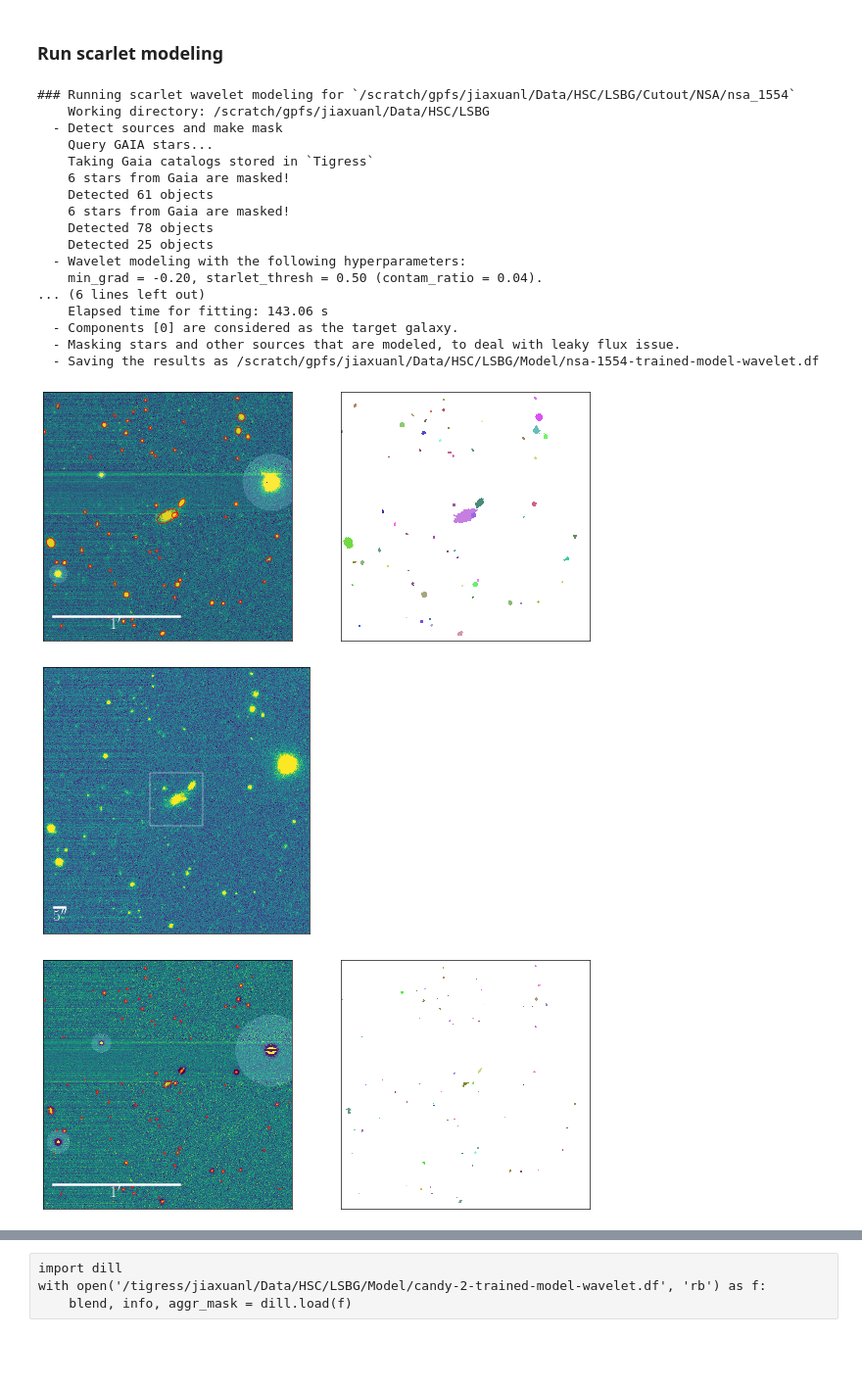
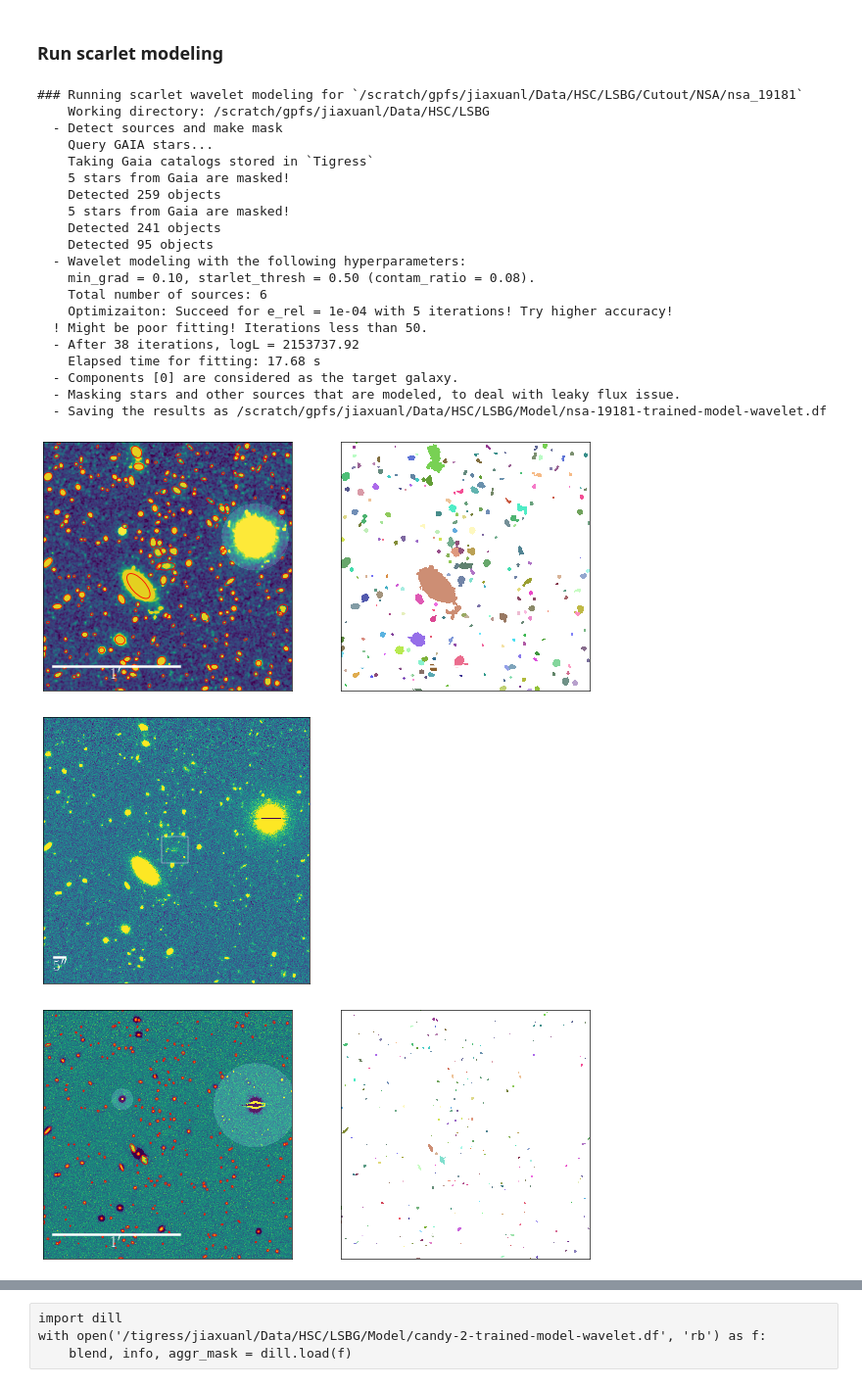
Before and after one commit to AstroJacobLi/kuaizi, a Jupyter notebook: diezi/scarlet_modeling/nsa_sample/scarlet_wvlt_NSA-pipeline.ipynb, the cells around one changed output, grey strips where cells are left out. Shown at 98% size. Cells and saved outputs as stored; diff of their text form; code cells hidden in the pictures; blank space fills up the shorter version.

```diff
--- a/diezi/scarlet_modeling/nsa_sample/scarlet_wvlt_NSA-pipeline.ipynb
+++ b/diezi/scarlet_modeling/nsa_sample/scarlet_wvlt_NSA-pipeline.ipynb
@@ -32,5 +47,5 @@ env_dict = {'project': 'HSC', 'name': 'LSBG', 'data_dir': '/scratch/gpfs/jiaxuan
 kz.utils.set_env(**env_dict)
 kz.utils.set_matplotlib(style='default', usetex=False)
 # %%
-lsbg_cat = Table.read('./Cutout/NSA/nsa_cutout_cat.fits')
+lsbg_cat = Table.read('./Cutout/NSA/nsa_cutout_cat_1013.fits')
 lsbg_cat.sort('viz-id')
@@ -44,0 +52,2 @@ Row index=0
+# %%
+lsbg = lsbg_cat[int(np.where(lsbg_cat['viz-id'] == 19181)[0][0])]
@@ -58,39 +71,42 @@ global_logger = kz.utils.set_logger(logger_name='nsa_test', file_name='nsa_log',
 # %%
 index = 0
 blend = fitting_wavelet_obs_tigress(
     {'project': 'HSC', 'name': 'LSBG', 'data_dir': '/scratch/gpfs/jiaxuanl/Data'},
-    lsbg_cat[index],
+    lsbg,
     name='viz-id',
     channels='griz',
     starlet_thresh=0.5,
     prefix='nsa',
     show_figure=True,
     global_logger=None, # global_logger,
     fail_logger=None, # fail_logger
 )
 
 # if blend: # if succeeded
 #     lsbg_cat[index]['scarlet_flag_0.5'] = 1
 # else:
 #     lsbg_cat[index]['scarlet_flag_0.5'] = -1
 # %% [output]
-### Running scarlet wavelet modeling for `/scratch/gpfs/jiaxuanl/Data/HSC/LSBG/Cutout/NSA/nsa_1554`
+### Running scarlet wavelet modeling for `/scratch/gpfs/jiaxuanl/Data/HSC/LSBG/Cutout/NSA/nsa_19181`
     Working directory: /scratch/gpfs/jiaxuanl/Data/HSC/LSBG
   - Detect sources and make mask
     Query GAIA stars...
     Taking Gaia catalogs stored in `Tigress`
-    6 stars from Gaia are masked!
-    Detected 61 objects
-    6 stars from Gaia are masked!
-    Detected 78 objects
-    Detected 25 objects
+    5 stars from Gaia are masked!
+    Detected 259 objects
+    5 stars from Gaia are masked!
+    Detected 241 objects
+    Detected 95 objects
   - Wavelet modeling with the following hyperparameters:
-    min_grad = -0.20, starlet_thresh = 0.50 (contam_ratio = 0.04).
-... (6 lines left out)
-    Elapsed time for fitting: 143.06 s
+    min_grad = 0.10, starlet_thresh = 0.50 (contam_ratio = 0.08).
+    Total number of sources: 6
+    Optimizaiton: Succeed for e_rel = 1e-04 with 5 iterations! Try higher accuracy!
+  ! Might be poor fitting! Iterations less than 50.
+  - After 38 iterations, logL = 2153737.92
+    Elapsed time for fitting: 17.68 s
   - Components [0] are considered as the target galaxy.
   - Masking stars and other sources that are modeled, to deal with leaky flux issue.
-  - Saving the results as /scratch/gpfs/jiaxuanl/Data/HSC/LSBG/Model/nsa-1554-trained-model-wavelet.df
+  - Saving the results as /scratch/gpfs/jiaxuanl/Data/HSC/LSBG/Model/nsa-19181-trained-model-wavelet.df
-[figure, old version]
+[figure, new version]
-[figure, old version]
+[figure, new version]
-[figure, old version]
+[figure, new version]
```
Also changed, not shown: parts of 4 cells of this notebook, 28 other files.
